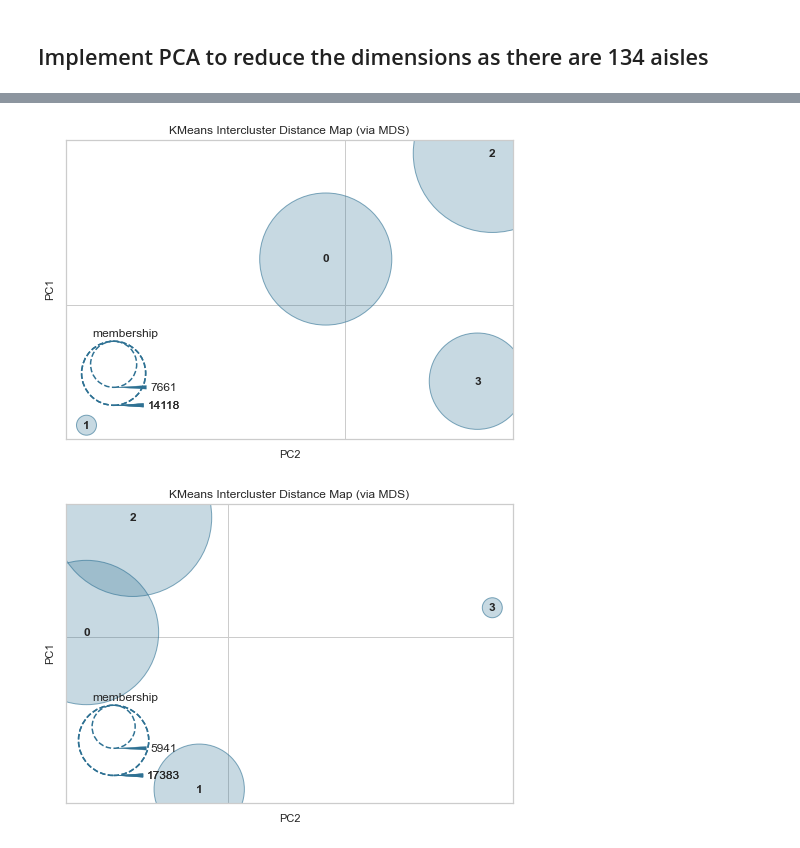
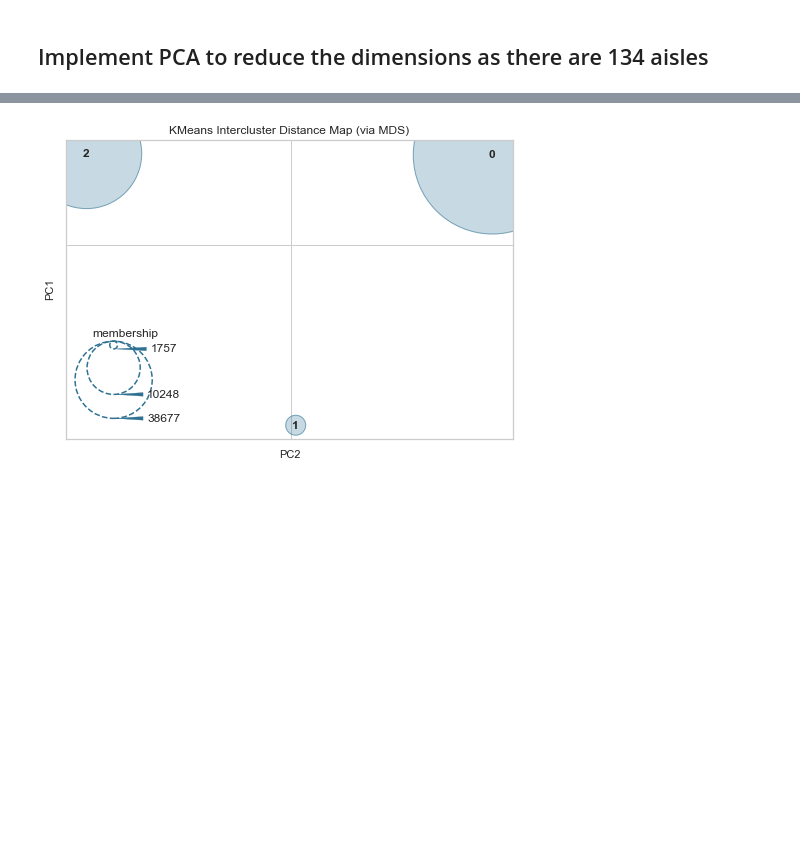
Before and after one commit to divmi/InstaCart, a Jupyter notebook: CustomerSegmentation.ipynb, the cells around one changed output, grey strips where cells are left out. Saved outputs shown, nothing was run; the diff lists cells and outputs as text; code cells hidden in the pictures; blank space fills up the shorter version.

```diff
--- a/CustomerSegmentation.ipynb
+++ b/CustomerSegmentation.ipynb
@@ -488,7 +283,7 @@ new_user_aisle_order_less_than_10.sort_values('product_count')
 # %%
-aisle_user=FindUserPercentageAndAislePercent(new_user_aisle_order_more_than_20,'total_prod_count_for_20',381895)
+aisle_user=FindUserPercentageAndAislePercent(new_user_aisle_order_more_than_20,'total_prod_count_for_20',50731)
 aisle_user=aisle_user[['aisle_id', 'user_count', 'total_prod_count_for_20','aisle','user_percent','prod_percent']]
 aisle_user.drop_duplicates(inplace=True)
-aisle_user
+aisle_user.head()
 # %% [output]
 |  | aisle_id | user_count | total_prod_count_for_20 | aisle | user_percent | prod_percent |
@@ -734,5 +471,5 @@ pca_less_than_10.describe()
 8 rows × 50 columns
 # %%
-pca_more_than_20=GeneratePCADataset(data,36)
+pca_more_than_20=GeneratePCADataset(data,49)
 pca_more_than_20.describe()
 # %% [output]
@@ -823,9 +559,8 @@ CalculateCluster(pca_less_than_10_after_normalization,4)
 # %%
-CalculateCluster(pca_more_than_20,4)
-CalculateCluster(pca_more_than_20_after_normalization,4)
+CalculateCluster(pca_more_than_20,3)
+#CalculateCluster(pca_more_than_20_after_normalization,4)
 # %% [output]
-[figure, old version]
+[figure, new version]
-[figure, removed]
 # %%
 def createTemplateForCSV(n_clusters,dataset,user_info,name):
     modelForCluster=KMeans(n_clusters=n_clusters, random_state=42)
```
Also changed, not shown: parts of 51 cells of this notebook, 1 other file.
